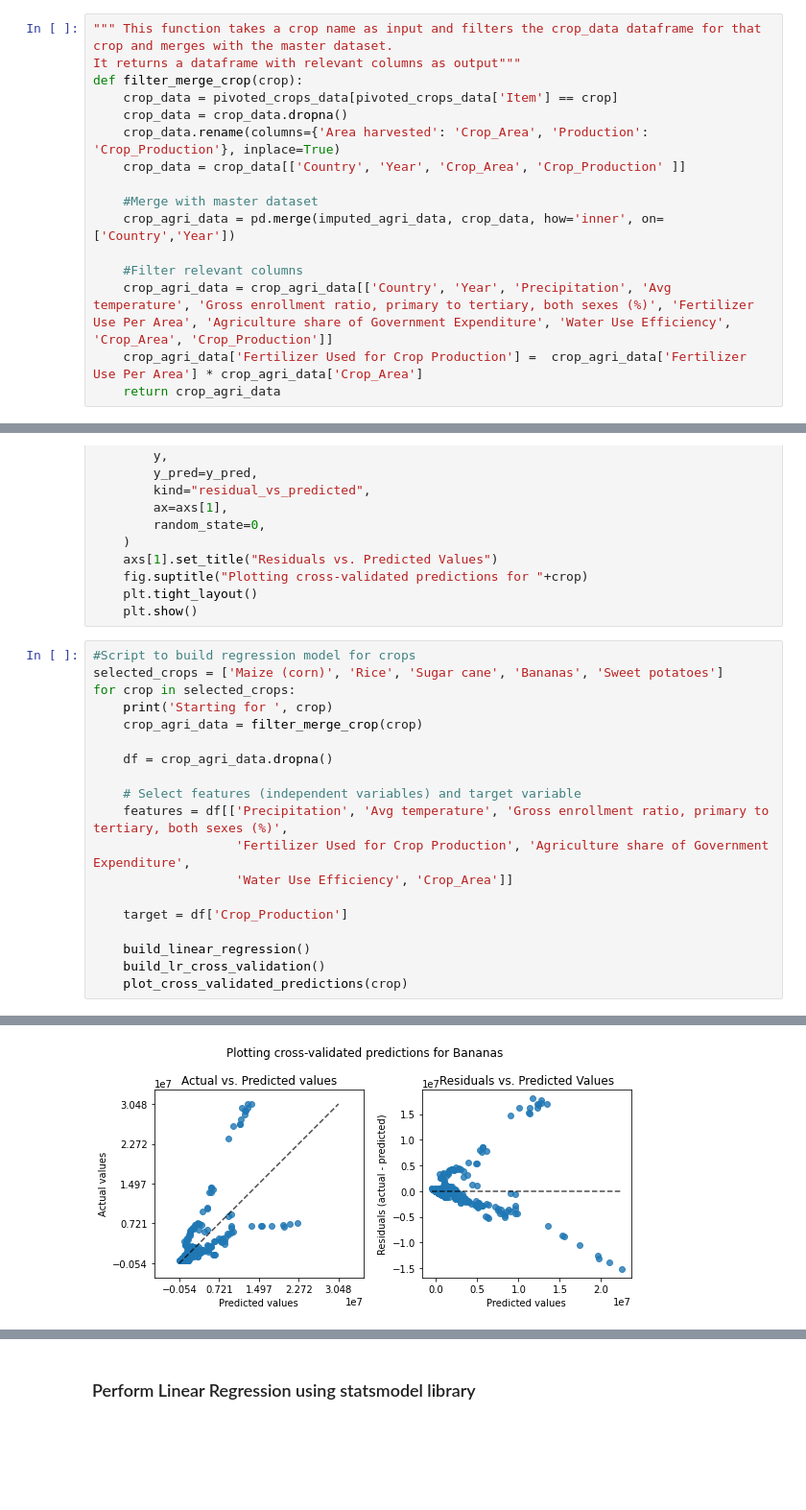
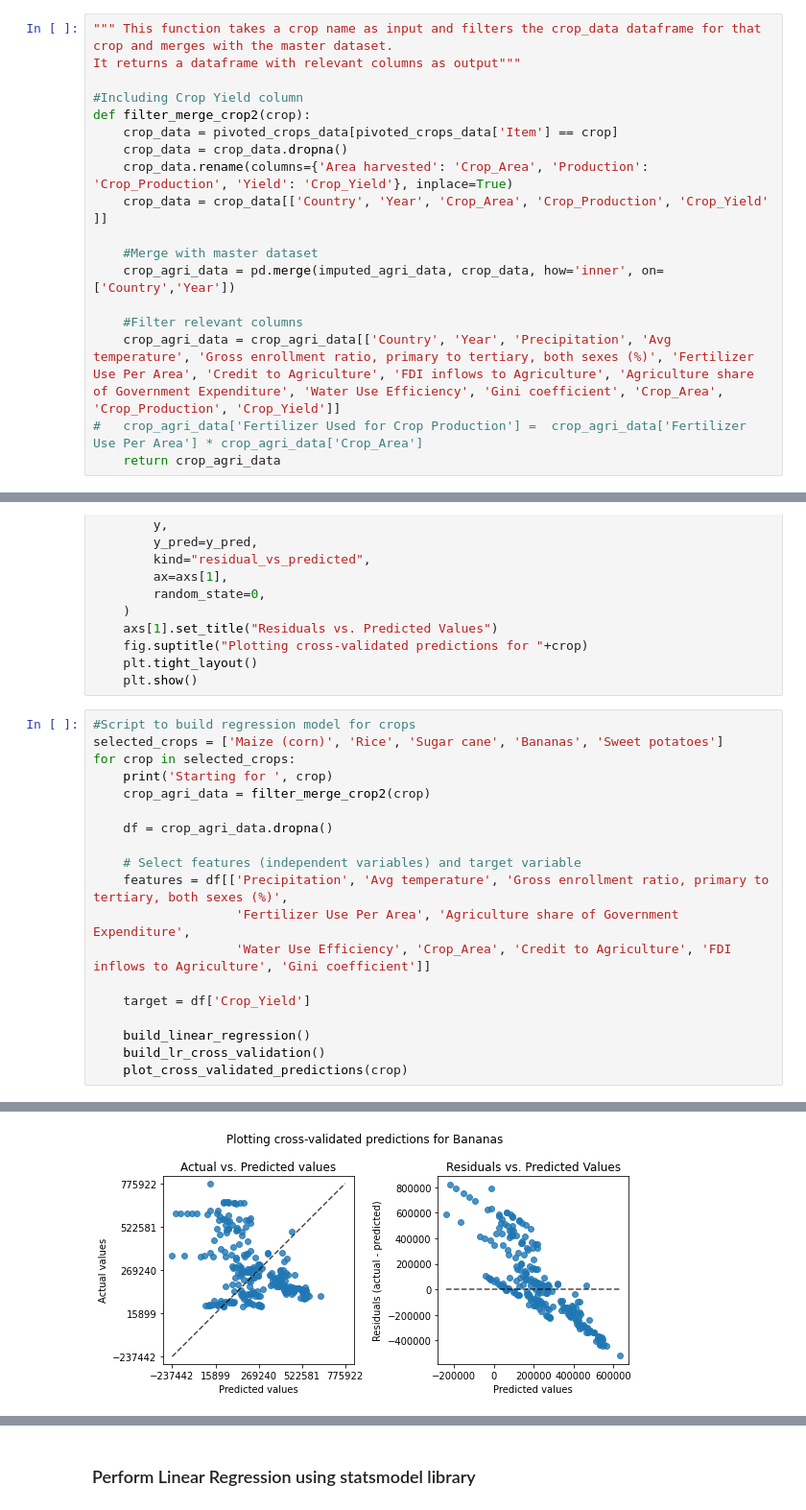
Before and after one commit to saumyasucharita/Agriculture-Data-Analysis, a Jupyter notebook: Exploratory Agriculture Data Analysis-FAOSTAT.ipynb, the cells around one changed output, grey strips where cells are left out. Shown at 96% size. Cells and saved outputs as stored; diff of their text form; blank space fills up the shorter version.

```diff
--- a/Exploratory Agriculture Data Analysis-FAOSTAT.ipynb
+++ b/Exploratory Agriculture Data Analysis-FAOSTAT.ipynb
@@ -1516,18 +1515,20 @@ See the caveats in the documentation: https://pandas.pydata.org/pandas-docs/stab
 # %%
 """ This function takes a crop name as input and filters the crop_data dataframe for that crop and merges with the master dataset.
 It returns a dataframe with relevant columns as output"""
-def filter_merge_crop(crop):
+
+#Including Crop Yield column
+def filter_merge_crop2(crop):
     crop_data = pivoted_crops_data[pivoted_crops_data['Item'] == crop]
     crop_data = crop_data.dropna()
-    crop_data.rename(columns={'Area harvested': 'Crop_Area', 'Production': 'Crop_Production'}, inplace=True)
-    crop_data = crop_data[['Country', 'Year', 'Crop_Area', 'Crop_Production' ]]
+    crop_data.rename(columns={'Area harvested': 'Crop_Area', 'Production': 'Crop_Production', 'Yield': 'Crop_Yield'}, inplace=True)
+    crop_data = crop_data[['Country', 'Year', 'Crop_Area', 'Crop_Production', 'Crop_Yield' ]]
 
     #Merge with master dataset
     crop_agri_data = pd.merge(imputed_agri_data, crop_data, how='inner', on=['Country','Year'])
 
     #Filter relevant columns
-    crop_agri_data = crop_agri_data[['Country', 'Year', 'Precipitation', 'Avg temperature', 'Gross enrollment ratio, primary to tertiary, both sexes (%)', 'Fertilizer Use Per Area', 'Agriculture share of Government Expenditure', 'Water Use Efficiency', 'Crop_Area', 'Crop_Production']]
-    crop_agri_data['Fertilizer Used for Crop Production'] =  crop_agri_data['Fertilizer Use Per Area'] * crop_agri_data['Crop_Area']
+    crop_agri_data = crop_agri_data[['Country', 'Year', 'Precipitation', 'Avg temperature', 'Gross enrollment ratio, primary to tertiary, both sexes (%)', 'Fertilizer Use Per Area', 'Credit to Agriculture', 'FDI inflows to Agriculture', 'Agriculture share of Government Expenditure', 'Water Use Efficiency', 'Gini coefficient', 'Crop_Area', 'Crop_Production', 'Crop_Yield']]
+#   crop_agri_data['Fertilizer Used for Crop Production'] =  crop_agri_data['Fertilizer Use Per Area'] * crop_agri_data['Crop_Area']
     return crop_agri_data
 # %%
 #Method to perform linear regression
@@ -1626,16 +1631,16 @@ def plot_cross_validated_predictions(crop):
 selected_crops = ['Maize (corn)', 'Rice', 'Sugar cane', 'Bananas', 'Sweet potatoes']
 for crop in selected_crops:
     print('Starting for ', crop)
-    crop_agri_data = filter_merge_crop(crop)
+    crop_agri_data = filter_merge_crop2(crop)
 
     df = crop_agri_data.dropna()
 
     # Select features (independent variables) and target variable
     features = df[['Precipitation', 'Avg temperature', 'Gross enrollment ratio, primary to tertiary, both sexes (%)',
-                   'Fertilizer Used for Crop Production', 'Agriculture share of Government Expenditure',
-                   'Water Use Efficiency', 'Crop_Area']]
+                   'Fertilizer Use Per Area', 'Agriculture share of Government Expenditure',
+                   'Water Use Efficiency', 'Crop_Area', 'Credit to Agriculture', 'FDI inflows to Agriculture', 'Gini coefficient']]
 
-    target = df['Crop_Production']
+    target = df['Crop_Yield']
 
     build_linear_regression()
     build_lr_cross_validation()
@@ -1719,2 +1720,2 @@ Cross-validated Root Mean Squared Error: 2169848.2875948246
-[figure, old version]
+[figure, new version]
 Starting for  Sweet potatoes
```
Also changed, not shown: parts of 47 cells of this notebook, 3 other files.
